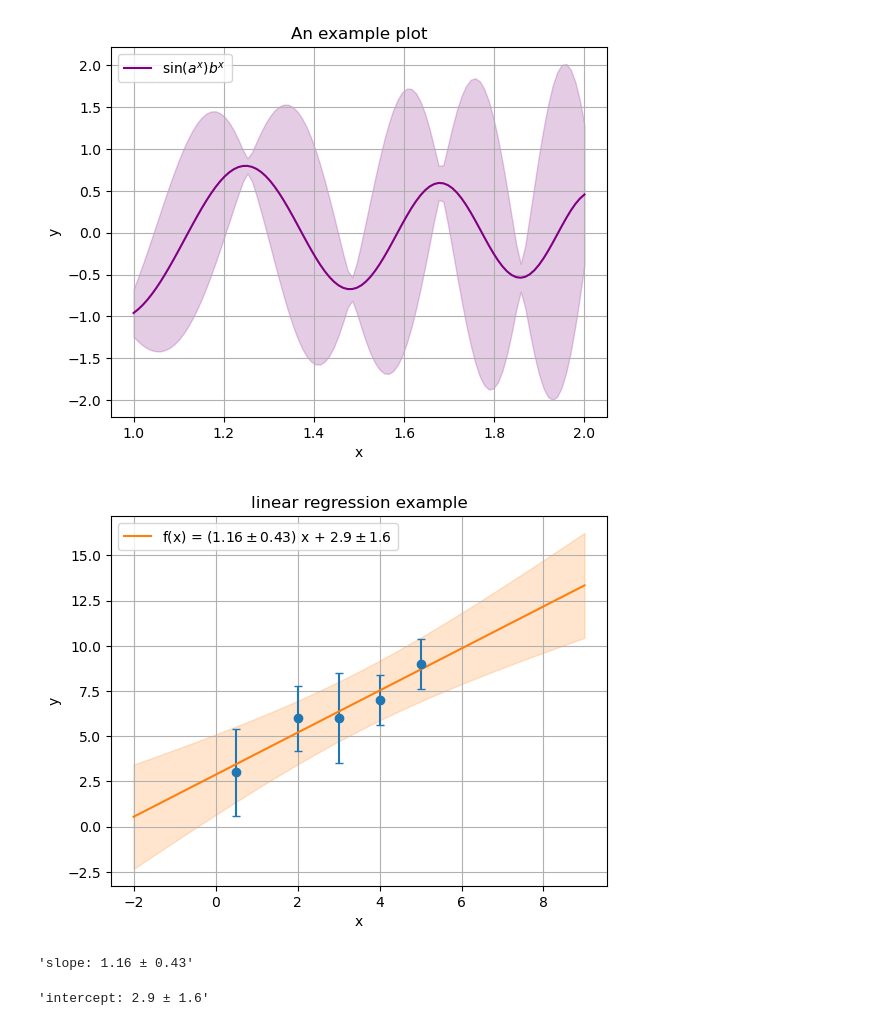
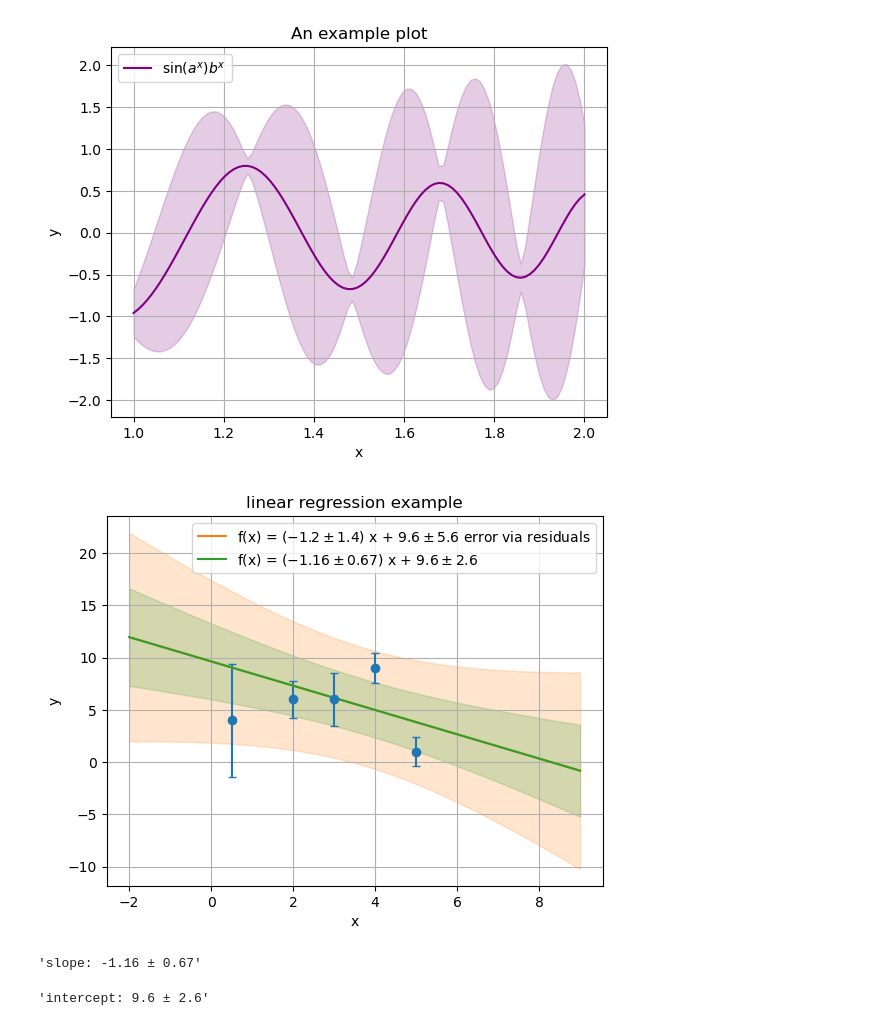
Before and after one commit to SecretGmG/PhysicsTool, a Jupyter notebook: examples.ipynb, the cells around one changed output. Cells and saved outputs as stored; diff of their text form; code cells hidden in the pictures.

Commit message:
implemented linregress

```diff
--- a/examples.ipynb
+++ b/examples.ipynb
@@ -260,27 +260,28 @@ pt.end_plt()
 # %%
 x_data = np.array([0.5, 2, 3, 4, 5])
 y_data = pt.Err(
-    np.array([3, 6, 6, 7, 9]),
-    np.array([2.4, 1.8, 2.5, 1.4, 1.4])
+    np.array([4, 6, 6, 9, 1]),
+    np.array([5.4, 1.8, 2.5, 1.4, 1.4])
     )
 
 
 pt.start_plt('linear regression example', 'x', 'y')
 
 plt.errorbar(x_data, y_data.mean, y_data.err, capsize=3, fmt='o')
 
-slope, intercept, x_center, y_center = pt.linregress(x_data, y_data)
 
-x_data_linregress = np.linspace(-2,9)
+for compute_err_via_residuals in [True, False]:
+    slope, intercept, x_center, y_center = pt.linear_linregress(x_data, y_data, compute_err_via_residuals)
+    x_data_linregress = np.linspace(-2,9)
 
-#the shift by x_center is necessary to ensure proper error calculation
-y_data_linregress = slope*(x_data_linregress-x_center)+x_center*slope.mean + intercept
+    #the shift by x_center is necessary to ensure proper error calculation
+    y_data_linregress = slope*(x_data_linregress-x_center)+x_center*slope.mean + intercept
 
-pt.err_band_plot(x_data_linregress, y_data_linregress.mean, y_data_linregress.err, f'f(x) = ({slope.latex_array()}) x + {intercept.latex_array()}')
+    pt.err_band_plot(x_data_linregress, y_data_linregress.mean, y_data_linregress.err, f'f(x) = ({slope.latex_array()}) x + {intercept.latex_array()}' + (' error via residuals' if compute_err_via_residuals else ''))
 
 pt.end_plt()
 display(f'slope: {slope}', f'intercept: {intercept}')
 # %% [output]
-[figure, old version]
+[figure, new version]
-'slope: 1.16 ± 0.43'
+'slope: -1.16 ± 0.67'
-'intercept: 2.9 ± 1.6'
+'intercept: 9.6 ± 2.6'
```
Also changed, not shown: parts of 1 cell of this notebook, 2 other files.
